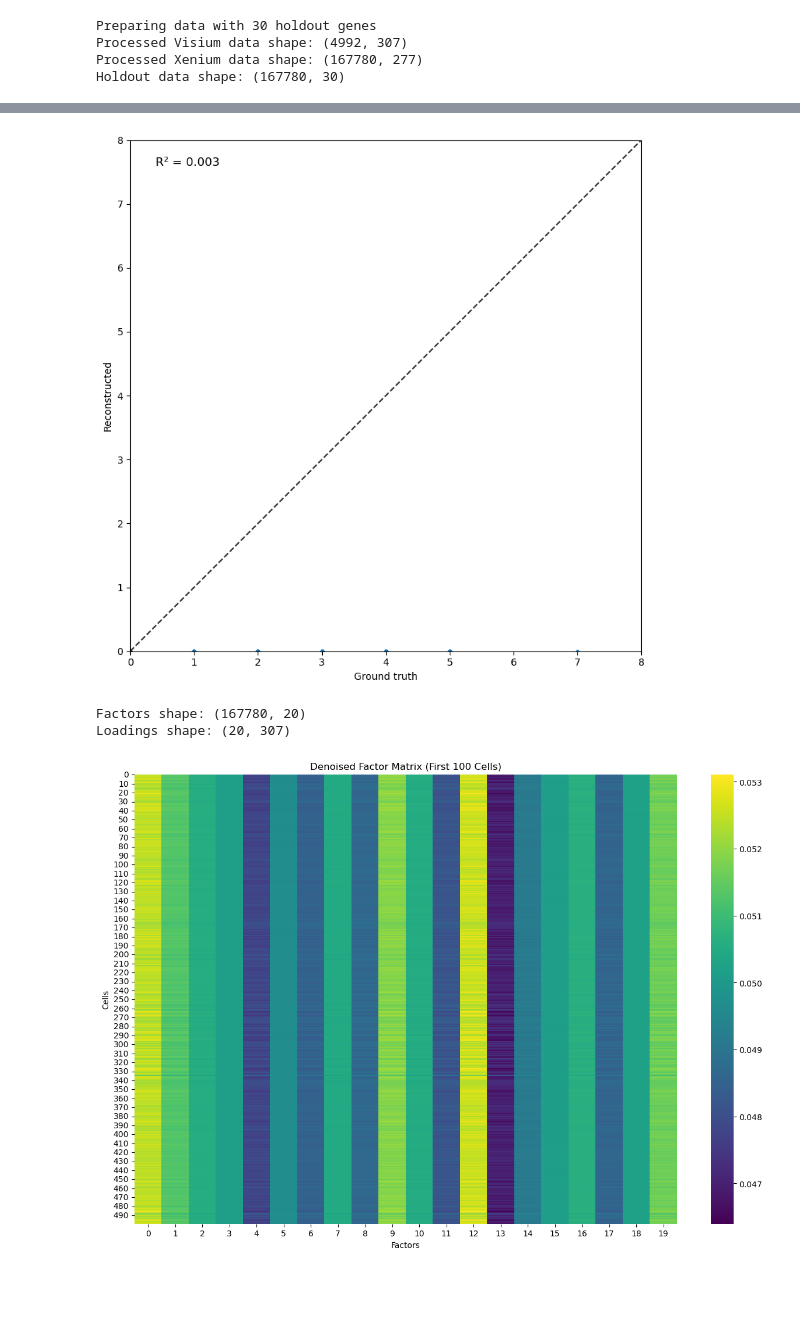
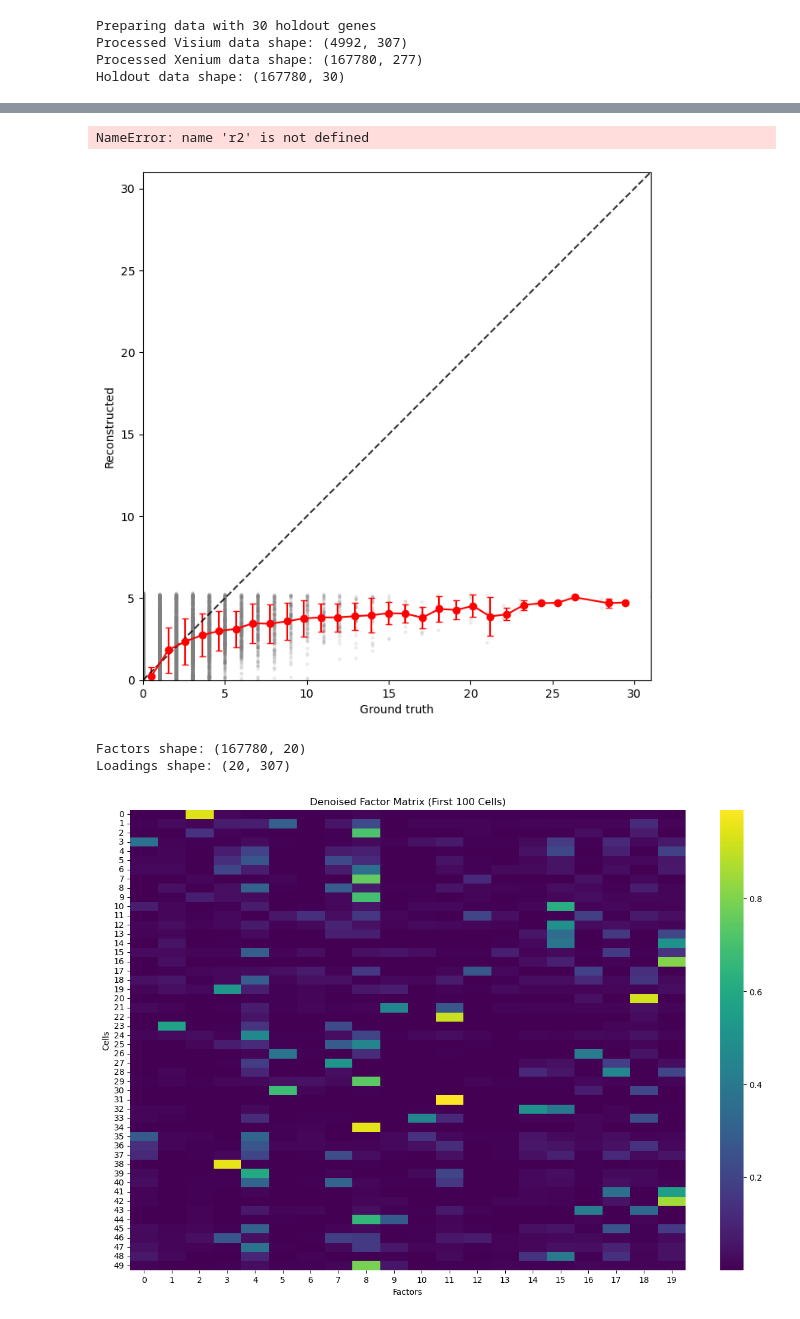
Before and after one commit to jpq20/SIID, a Jupyter notebook: src/test.ipynb, the cells around one changed output, grey strips where cells are left out. Saved outputs shown, nothing was run; the diff lists cells and outputs as text; code cells hidden in the pictures; blank space fills up the shorter version.

```diff
--- a/src/test.ipynb
+++ b/src/test.ipynb
@@ -122,6 +121,6 @@ gcn_layers = 2  # Number of GCN layers
 # %%
 # Initialize the joint model
-print(f"Initializing model with {hdim} factors, {k_neighbors_xenium} neighbors, {gcn_layers} GCN layers")
+print(f"Initializing model")
 model = joint_model(
     xe=sorted_xe,
     vi=sorted_vi,
@@ -133,6 +132,7 @@ model = joint_model(
     add_entropy=True,
     k_neighbors_xenium=k_neighbors_xenium,
     k_neighbors_visium=k_neighbors_visium,
-    gcn_hidden_dim=gcn_hidden_dim
+    gcn_hidden_dim=gcn_hidden_dim,
+    # lambda_x = 10
 )
 # %% [output]
@@ -155,7 +155,7 @@ results = model.train(
     num_epochs=epochs,
     lr=lr,
     print_freq=100,
-    loss_type='poisson'
+    loss_type='poisson',
 )
 
 training_time = time.time() - start_time
@@ -240,60 +240,80 @@ gene_r2: 0.0
 # %%
-g = holdout_genes[3]
+g = 'KRT6B'
 
 ground_truth = xe[:, g].X.toarray().flatten()
 reconstructed = imputed[:, g].X.toarray().flatten()
 
+max_val = np.max([np.max(ground_truth), np.max(reconstructed)])
+
+# ... existing code ...
+
+# Create binned statistics
+bins = np.linspace(0, max_val, int(max_val))  # Create 20 bins
+bin_centers = (bins[:-1] + bins[1:]) / 2
+means = []
+stds = []
+for i in range(len(bins)-1):
+    mask = (ground_truth >= bins[i]) & (ground_truth < bins[i+1])
+    if np.sum(mask) > 0:  # Only calculate if bin has data
+        means.append(np.mean(reconstructed[mask]))
+        stds.append(np.std(reconstructed[mask]))
+    else:
+        means.append(np.nan)
+        stds.append(np.nan)
+means = np.array(means)
+stds = np.array(stds)
+
 # Create the plot
-plt.figure(figsize=(8, 8))  # Makes a square figure
+plt.figure(figsize=(8, 8))
 
-# Create scatter plot
-plt.scatter(ground_truth, reconstructed, alpha=0.5, s=10)  # s is point size, alpha is transparency
+# Plot individual points with low opacity
+plt.scatter(ground_truth, reconstructed, alpha=0.1, s=5, color='gray')
+
+# Plot means and standard deviations
+valid_mask = ~np.isnan(means)
+plt.errorbar(bin_centers[valid_mask], means[valid_mask],
+            yerr=stds[valid_mask], fmt='o-', color='red',
+            capsize=3, capthick=1, label='Mean ± Std')
 
 # Add diagonal line
-max_val = 8
-plt.plot([0, max_val], [0, max_val], 'k--', alpha=0.8)  # k-- means black dashed line
+plt.plot([0, max_val], [0, max_val], 'k--', alpha=0.8)
 
 # Customize axes
 plt.xlabel('Ground truth')
 plt.ylabel('Reconstructed')
 plt.xlim(0, max_val)
 plt.ylim(0, max_val)
-
-# Make axes equal aspect ratio
 plt.gca().set_aspect('equal')
 
-# Optional: Add grid
-# plt.grid(True, linestyle='--', alpha=0.3)
+# Add R² score
+# plt.text(0.05*max_val, 0.95*max_val, f'R² = {r2:.3f}', fontsize=12)
 
-corr_matrix = np.corrcoef(ground_truth, reconstructed)
-r2 = corr_matrix[0, 1]**2
-# Add R² score text to plot
-plt.text(0.05*max_val, 0.95*max_val, f'R² = {r2:.3f}', fontsize=12)
-
+plt.legend()
 plt.tight_layout()
 plt.show()
 # %% [output]
+NameError: name 'r2' is not defined
-[figure, old version]
+[figure, new version]
 # %%
 # Visualize factors
 with torch.no_grad():
     factors = model.F_soft.cpu().numpy()
     loadings = model.W_soft.cpu().numpy()
 
 print(f"Factors shape: {factors.shape}")
 print(f"Loadings shape: {loadings.shape}")
 
 plt.figure(figsize=(15, 10))
-sns.heatmap(factors[:500, :], cmap='viridis')
+sns.heatmap(factors[:50, :], cmap='viridis')
 plt.xlabel('Factors')
 plt.ylabel('Cells')
 plt.title('Denoised Factor Matrix (First 100 Cells)')
 plt.savefig(os.path.join(output_dir, 'factor_heatmap.png'))
 plt.show()
 # %% [output]
 Factors shape: (167780, 20)
 Loadings shape: (20, 307)
-[figure, old version]
+[figure, new version]
 # %%
 # Visualize loadings
 plt.figure(figsize=(15, 10))
```
Also changed, not shown: parts of 13 cells of this notebook, 8 other files.
